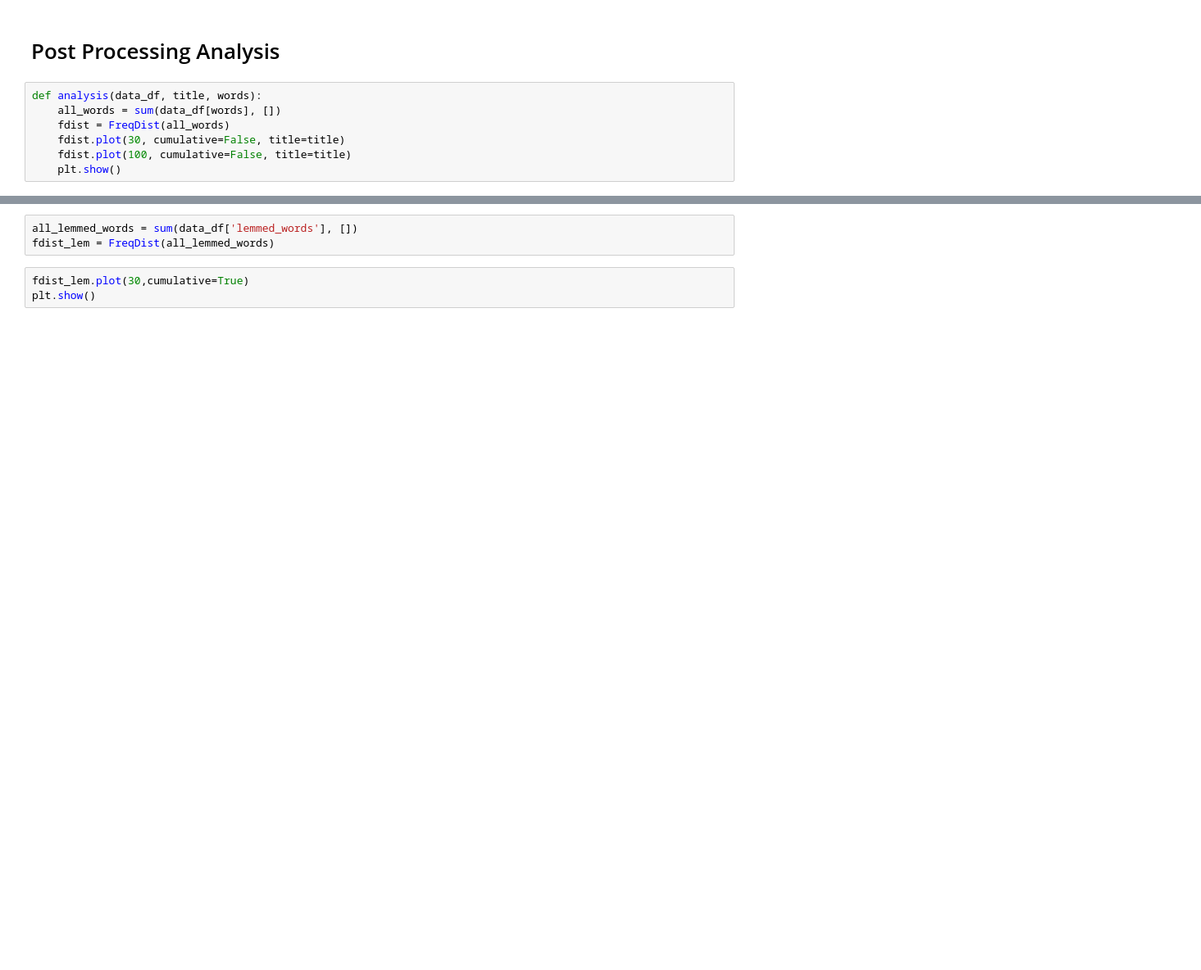
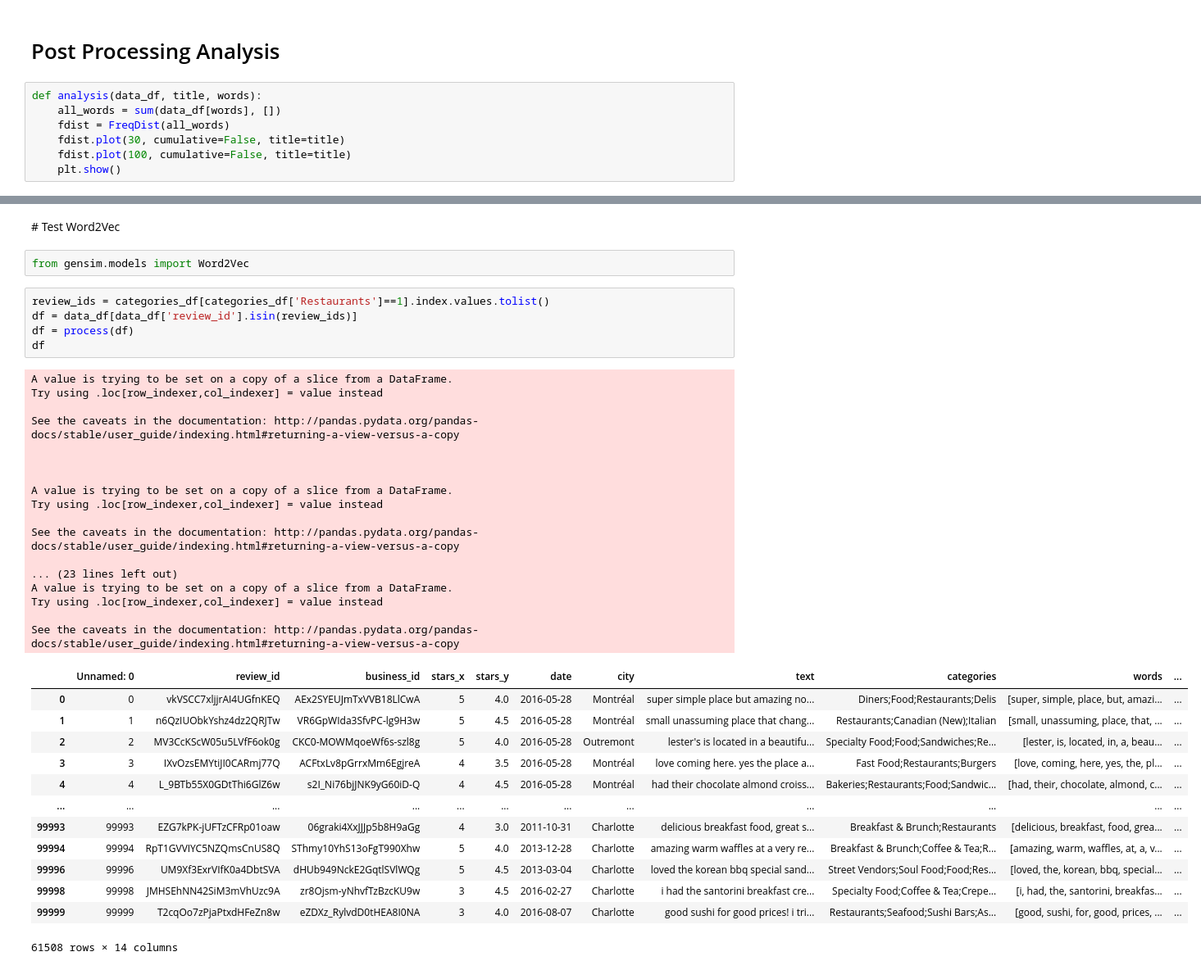
Before and after one commit to paulinegloumeau/BNPP_Sentiment_Analysis, a Jupyter notebook: Test NLTK Yelp.ipynb, the cells around one changed output, grey strips where cells are left out. Shown at 82% size. Drawn from its saved outputs; the diff is of its cells as text; blank space fills up the shorter version.

```diff
--- a/Test NLTK Yelp.ipynb
+++ b/Test NLTK Yelp.ipynb
@@ -168,6 +168,40 @@ for business_type, df in processed_business_types.items():
-# %%
-all_lemmed_words = sum(data_df['lemmed_words'], [])
-fdist_lem = FreqDist(all_lemmed_words)
-# %%
-fdist_lem.plot(30,cumulative=True)
-plt.show()
+# %% [markdown]
+# Test Word2Vec
+# %%
+from gensim.models import Word2Vec
+# %%
+review_ids = categories_df[categories_df['Restaurants']==1].index.values.tolist()
+df = data_df[data_df['review_id'].isin(review_ids)]
+df = process(df)
+df
+# %% [output]
+A value is trying to be set on a copy of a slice from a DataFrame.
+Try using .loc[row_indexer,col_indexer] = value instead
+
+See the caveats in the documentation: http://pandas.pydata.org/pandas-docs/stable/user_guide/indexing.html#returning-a-view-versus-a-copy
+
+
+
+A value is trying to be set on a copy of a slice from a DataFrame.
+Try using .loc[row_indexer,col_indexer] = value instead
+
+See the caveats in the documentation: http://pandas.pydata.org/pandas-docs/stable/user_guide/indexing.html#returning-a-view-versus-a-copy
+
+... (23 lines left out)
+A value is trying to be set on a copy of a slice from a DataFrame.
+Try using .loc[row_indexer,col_indexer] = value instead
+
+See the caveats in the documentation: http://pandas.pydata.org/pandas-docs/stable/user_guide/indexing.html#returning-a-view-versus-a-copy
+|  | Unnamed: 0 | review_id | business_id | stars_x | stars_y | date | city | text | categories | words | ... |
+| 0 | 0 | vkVSCC7xljjrAI4UGfnKEQ | AEx2SYEUJmTxVVB18LlCwA | 5 | 4.0 | 2016-05-28 | Montréal | super simple place but amazing no... | Diners;Food;Restaurants;Delis | [super, simple, place, but, amazi... | ... |
+| 1 | 1 | n6QzIUObkYshz4dz2QRJTw | VR6GpWIda3SfvPC-lg9H3w | 5 | 4.5 | 2016-05-28 | Montréal | small unassuming place that chang... | Restaurants;Canadian (New);Italian | [small, unassuming, place, that, ... | ... |
+| 2 | 2 | MV3CcKScW05u5LVfF6ok0g | CKC0-MOWMqoeWf6s-szl8g | 5 | 4.0 | 2016-05-28 | Outremont | lester's is located in a beautifu... | Specialty Food;Food;Sandwiches;Re... | [lester, is, located, in, a, beau... | ... |
+| 3 | 3 | IXvOzsEMYtiJI0CARmj77Q | ACFtxLv8pGrrxMm6EgjreA | 4 | 3.5 | 2016-05-28 | Montréal | love coming here. yes the place a... | Fast Food;Restaurants;Burgers | [love, coming, here, yes, the, pl... | ... |
+| 4 | 4 | L_9BTb55X0GDtThi6GlZ6w | s2I_Ni76bjJNK9yG60iD-Q | 4 | 4.5 | 2016-05-28 | Montréal | had their chocolate almond croiss... | Bakeries;Restaurants;Food;Sandwic... | [had, their, chocolate, almond, c... | ... |
+| ... | ... | ... | ... | ... | ... | ... | ... | ... | ... | ... | ... |
+| 99993 | 99993 | EZG7kPK-jUFTzCFRp01oaw | 06graki4XxJJJp5b8H9aGg | 4 | 3.0 | 2011-10-31 | Charlotte | delicious breakfast food, great s... | Breakfast & Brunch;Restaurants | [delicious, breakfast, food, grea... | ... |
+| 99994 | 99994 | RpT1GVVIYC5NZQmsCnUS8Q | SThmy10YhS13oFgT990Xhw | 5 | 4.0 | 2013-12-28 | Charlotte | amazing warm waffles at a very re... | Breakfast & Brunch;Coffee & Tea;R... | [amazing, warm, waffles, at, a, v... | ... |
+| 99996 | 99996 | UM9Xf3ExrVIfK0a4DbtSVA | dHUb949NckE2GqtlSVlWQg | 5 | 4.5 | 2013-03-04 | Charlotte | loved the korean bbq special sand... | Street Vendors;Soul Food;Food;Res... | [loved, the, korean, bbq, special... | ... |
+| 99998 | 99998 | JMHSEhNN42SiM3mVhUzc9A | zr8Ojsm-yNhvfTzBzcKU9w | 3 | 4.5 | 2016-02-27 | Charlotte | i had the santorini breakfast cre... | Specialty Food;Coffee & Tea;Crepe... | [i, had, the, santorini, breakfas... | ... |
+| 99999 | 99999 | T2cqOo7zPjaPtxdHFeZn8w | eZDXz_RylvdD0tHEA8I0NA | 3 | 4.0 | 2016-08-07 | Charlotte | good sushi for good prices! i tri... | Restaurants;Seafood;Sushi Bars;As... | [good, sushi, for, good, prices, ... | ... |
+61508 rows × 14 columns
```
Also changed, not shown: parts of 23 cells of this notebook, 11 other files.
